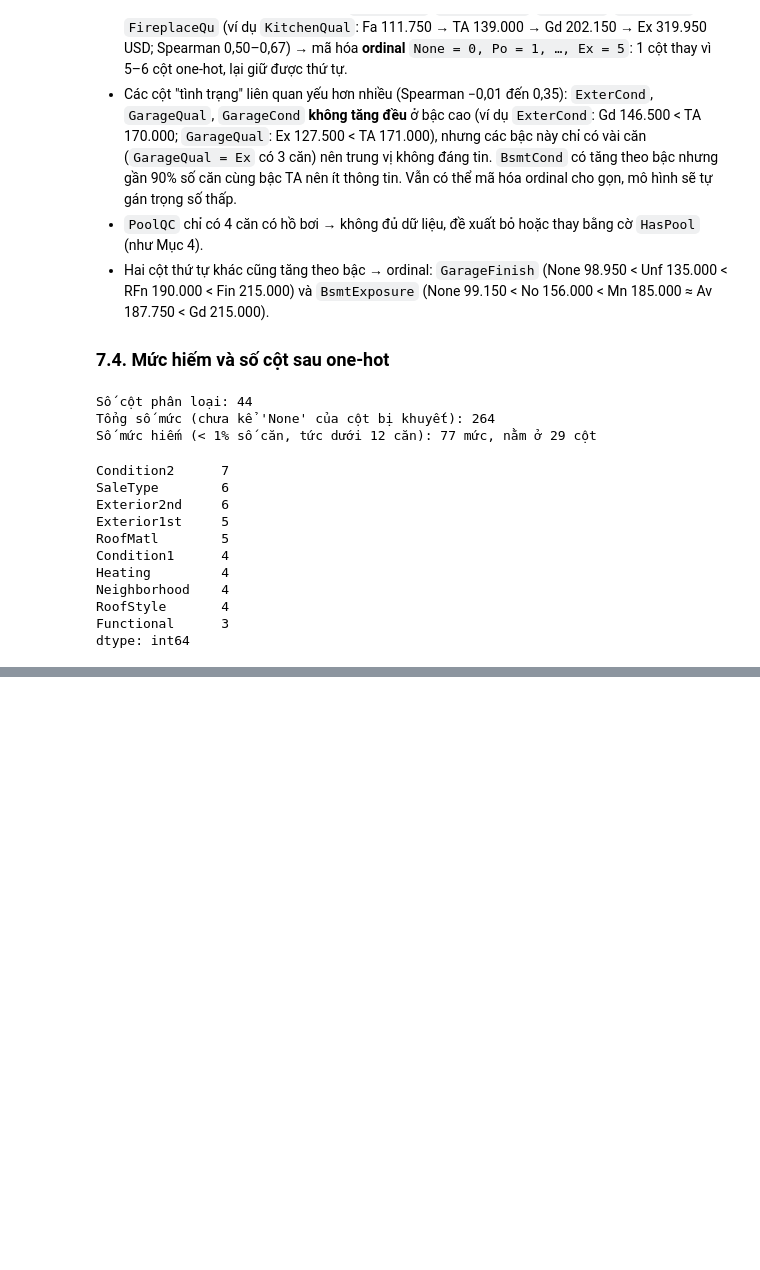
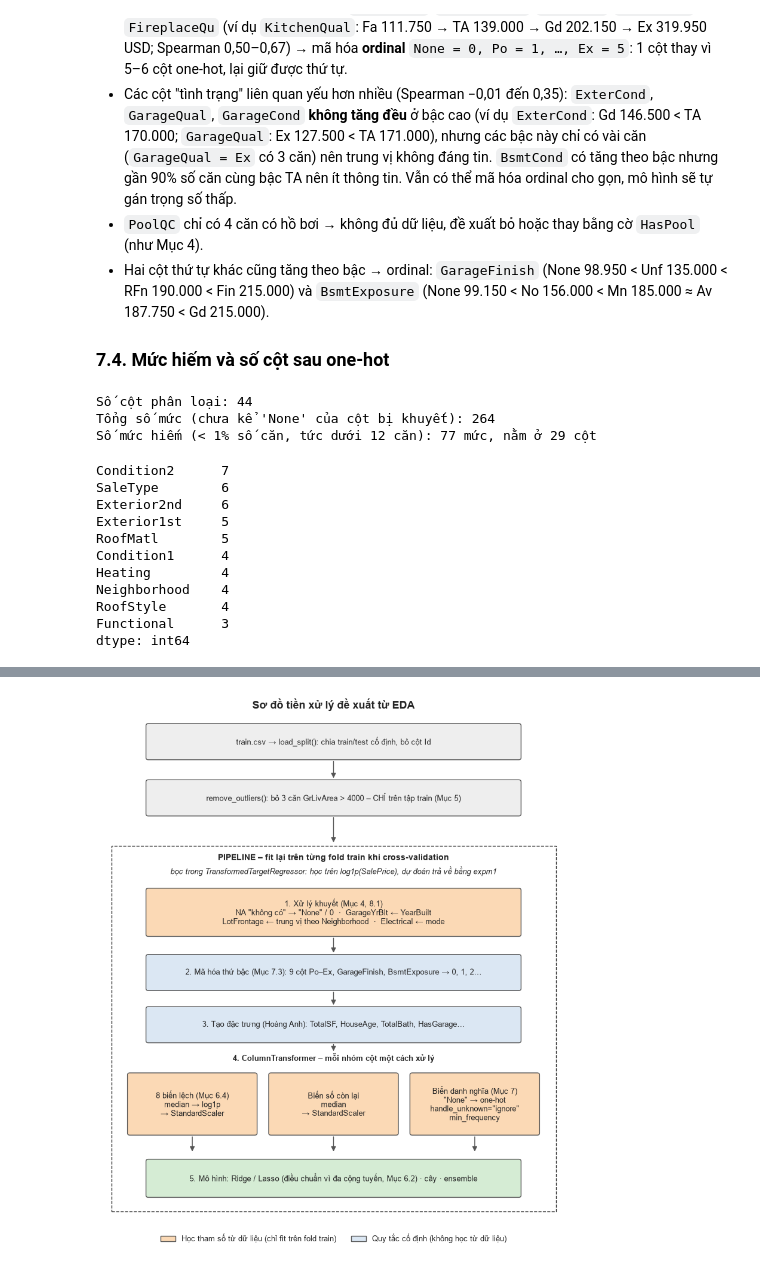
Before and after one commit to QuangAnh312/BTL_DinhGiaNhaAmes, a Jupyter notebook: 03_SourceCode/notebooks/01_EDA_Preprocessing.ipynb, the cells around one changed output, grey strips where cells are left out. Cells and saved outputs as stored; diff of their text form; code cells hidden in the pictures; blank space fills up the shorter version.

Commit message:
eda: mục 8 – tổng kết chiến lược tiền xử lý và sơ đồ Pipeline

```diff
--- a/03_SourceCode/notebooks/01_EDA_Preprocessing.ipynb
+++ b/03_SourceCode/notebooks/01_EDA_Preprocessing.ipynb
@@ -953,0 +1060,69 @@ dtype: int64
+# %%
+def hop(ax, x, y, w, h, chu, mau):
+    """Vẽ một hộp bo góc có chữ ở giữa."""
+    ax.add_patch(FancyBboxPatch((x, y), w, h, boxstyle="round,pad=0.05",
+                                fc=mau, ec="#555555"))
+    ax.text(x + w / 2, y + h / 2, chu, ha="center", va="center", fontsize=9)
+
+
+def mui_ten(ax, x, y1, y2):
+    """Vẽ mũi tên thẳng đứng từ y1 xuống y2."""
+    ax.annotate("", xy=(x, y2), xytext=(x, y1),
+                arrowprops=dict(arrowstyle="-|>", color="#555555"))
+
+
+XAM, CO_DINH, HOC = "#eeeeee", "#dbe7f3", "#fbd9b5"  # cam: học tham số từ fold train
+
+fig, ax = plt.subplots(figsize=(10, 11))
+ax.set_xlim(0, 10)
+ax.set_ylim(0, 12.6)
+ax.axis("off")
+
+# Các hộp rộng, xếp dọc: (y, chiều cao, nội dung, màu)
+cac_buoc = [
+    (11.5, 0.8, "train.csv → load_split(): chia train/test cố định, bỏ cột Id", XAM),
+    (10.1, 0.8, "remove_outliers(): bỏ 3 căn GrLivArea > 4000 – CHỈ trên tập train (Mục 5)", XAM),
+    (7.1, 1.1, "1. Xử lý khuyết (Mục 4, 8.1)\n"
+               "NA \"không có\" → \"None\" / 0  ·  GarageYrBlt ← YearBuilt\n"
+               "LotFrontage ← trung vị theo Neighborhood  ·  Electrical ← mode", HOC),
+    (5.75, 0.8, "2. Mã hóa thứ bậc (Mục 7.3): 9 cột Po–Ex, GarageFinish, BsmtExposure → 0, 1, 2…",
+     CO_DINH),
+    (4.45, 0.8, "3. Tạo đặc trưng (Hoàng Anh): TotalSF, HouseAge, TotalBath, HasGarage…", CO_DINH),
+    (0.6, 0.85, "5. Mô hình: Ridge / Lasso (điều chuẩn vì đa cộng tuyến, Mục 6.2) · cây · ensemble",
+     "#d5ecd4"),
+]
+for y, h, chu, mau in cac_buoc:
+    hop(ax, 1, y, 8, h, chu, mau)
+for y1, y2 in [(11.45, 10.95), (10.05, 9.35), (7.05, 6.6), (5.7, 5.3), (4.4, 4.15)]:
+    mui_ten(ax, 5, y1, y2)
+
+# Khung Pipeline: mọi bước bên trong được fit lại trên từng fold
+ax.add_patch(plt.Rectangle((0.2, 0.2), 9.6, 9.1, fill=False, ls="--", ec="#333333"))
+ax.text(5, 8.95, "PIPELINE – fit lại trên từng fold train khi cross-validation",
+        ha="center", fontsize=10, fontweight="bold")
+ax.text(5, 8.6, "bọc trong TransformedTargetRegressor: học trên log1p(SalePrice), "
+        "dự đoán trả về bằng expm1", ha="center", fontsize=9, style="italic")
+
+# Bước 4: ColumnTransformer chia 3 nhánh song song
+ax.text(5, 3.95, "4. ColumnTransformer – mỗi nhóm cột một cách xử lý",
+        ha="center", fontsize=9.5, fontweight="bold")
+nhanh = [
+    "8 biến lệch (Mục 6.4)\nmedian → log1p\n→ StandardScaler",
+    "Biến số còn lại\nmedian\n→ StandardScaler",
+    "Biến danh nghĩa (Mục 7)\n\"None\" → one-hot\nhandle_unknown=\"ignore\"\nmin_frequency",
+]
+for i, chu in enumerate(nhanh):
+    hop(ax, 0.6 + i * 3.05, 2.15, 2.7, 1.45, chu, HOC)
+    mui_ten(ax, 1.95 + i * 3.05, 2.1, 1.65)
+
+chu_giai = [
+    Patch(fc=HOC, ec="#555555", label="Học tham số từ dữ liệu (chỉ fit trên fold train)"),
+    Patch(fc=CO_DINH, ec="#555555", label="Quy tắc cố định (không học từ dữ liệu)"),
+]
+ax.legend(handles=chu_giai, loc="lower center", bbox_to_anchor=(0.5, -0.06), ncol=2,
+          fontsize=9, frameon=False)
+ax.set_title("Sơ đồ tiền xử lý đề xuất từ EDA", fontsize=13, fontweight="bold")
+save_fig(fig, "eda_13_so_do_pipeline")
+plt.show()
+# %% [output]
+[figure, added]
```
Also changed, not shown: parts of 10 cells of this notebook, 1 other file.
